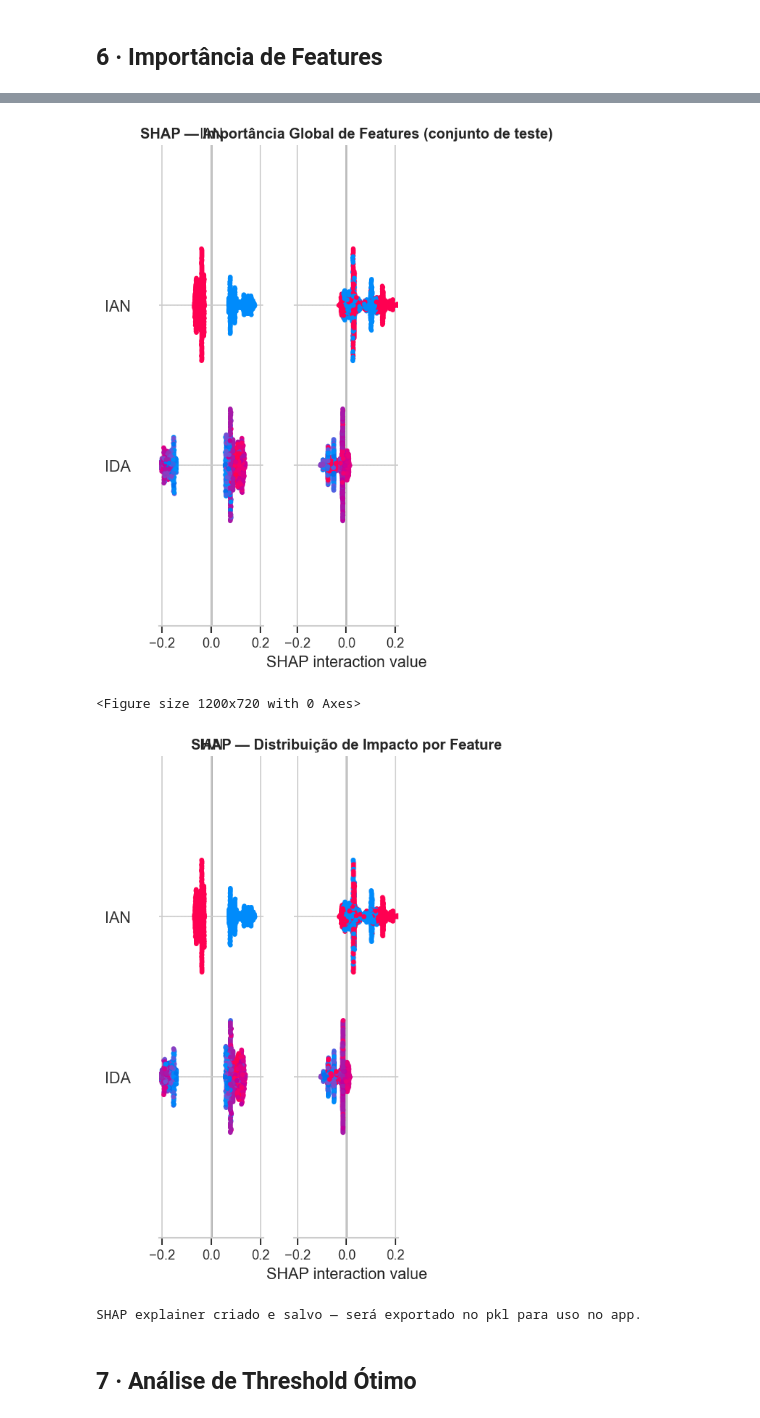
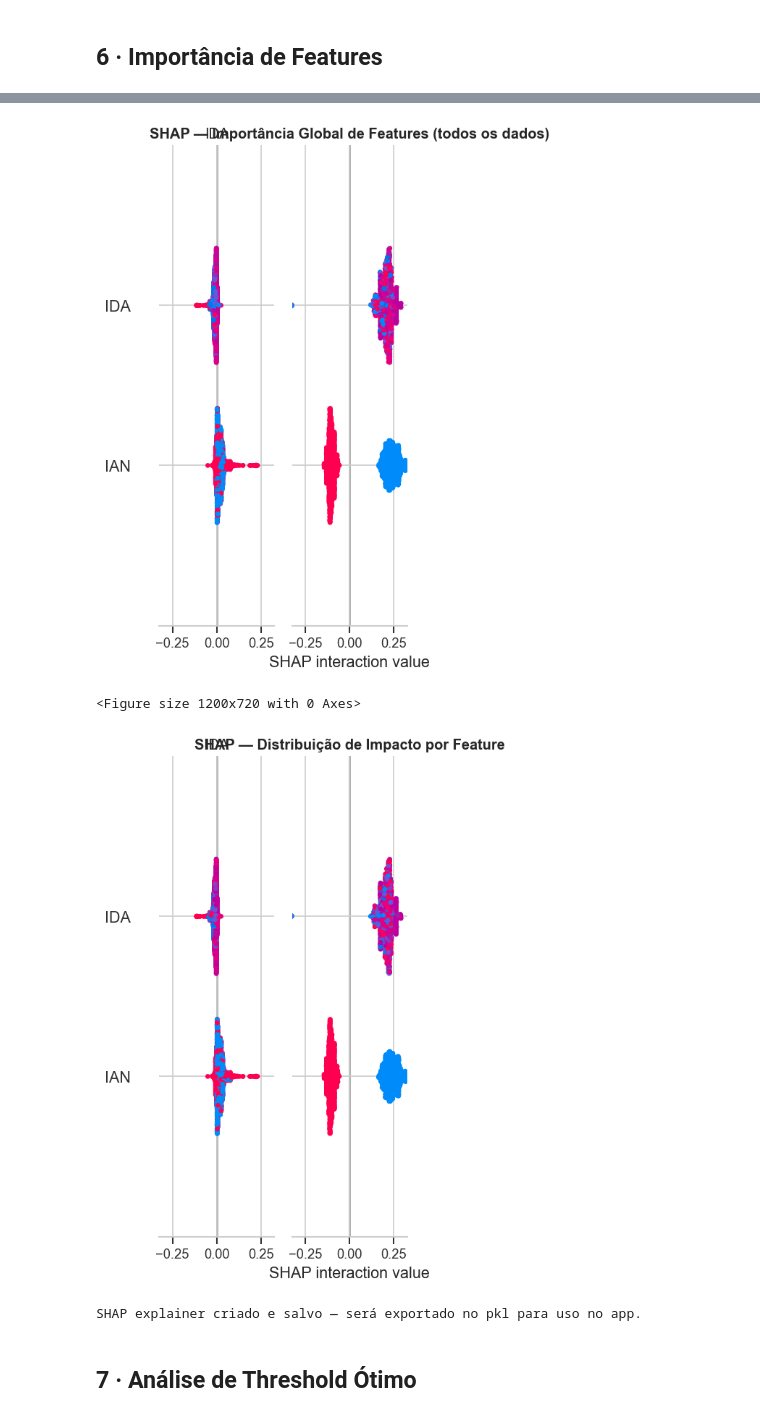
Before and after one commit to gnunes-io/datathon, a Jupyter notebook: model/modelo_preditivo.ipynb, the cells around one changed output, grey strips where cells are left out. Drawn from its saved outputs; the diff is of its cells as text; code cells hidden in the pictures.

```diff
--- a/model/modelo_preditivo.ipynb
+++ b/model/modelo_preditivo.ipynb
@@ -223,12 +229,9 @@ rf_pipeline = Pipeline([
     ))
 ])
 
-rf_pipeline.fit(X_train, y_train)
-print('Random Forest treinado')
-
 # XGBoost (se disponível)
 if HAS_XGB:
-    scale_pos = (y_train == 0).sum() / (y_train == 1).sum()
+    scale_pos = (y_all == 0).sum() / (y_all == 1).sum()
     xgb_pipeline = Pipeline([
         ('imputer', SimpleImputer(strategy='median')),
         ('model', XGBClassifier(
@@ -242,6 +245,6 @@ if HAS_XGB:
             n_jobs=-1
         ))
     ])
-    xgb_pipeline.fit(X_train, y_train)
-    print('XGBoost treinado')
+
+print('Pipelines definidos — avaliação via 5-fold OOF (cross_val_predict)')
 # %% [output]
@@ -335,0 +254,18 @@ plt.show()
+# %%
+def cv_evaluate(name, pipeline, X, y, cv):
+    """Avaliação via cross-validation OOF — sem leakage de treino/teste."""
+    oof_prob = cross_val_predict(pipeline, X, y, cv=cv, method='predict_proba')[:, 1]
+    auc = roc_auc_score(y, oof_prob)
+    ap  = average_precision_score(y, oof_prob)
+    print(f'\n{"="*50}')
+    print(f'Modelo: {name}')
+    print(f'AUC-ROC (5-fold OOF): {auc:.4f}')
+    print(f'Avg Precision (OOF):  {ap:.4f}')
+    return oof_prob, auc
+
+rf_oof, rf_auc = cv_evaluate('Random Forest', rf_pipeline, X_all, y_all, skf)
+
+if HAS_XGB:
+    xgb_oof, xgb_auc = cv_evaluate('XGBoost', xgb_pipeline, X_all, y_all, skf)
+else:
+    xgb_auc, xgb_oof = 0.0, None
@@ -395,39 +395,40 @@ dtype: float64
 # %%
 # SHAP — Explicabilidade Global e captura do explainer para o app
 shap_explainer = None
 try:
     import shap
-    X_test_imp = best_pipeline.named_steps['imputer'].transform(X_test)
+    # Usar amostra estratificada para SHAP (todos os dados, modelo final)
+    X_all_imp = best_pipeline.named_steps['imputer'].transform(X_all)
     shap_explainer = shap.TreeExplainer(best_pipeline.named_steps['model'])
-    shap_vals = shap_explainer.shap_values(X_test_imp)
+    shap_vals = shap_explainer.shap_values(X_all_imp)
 
     if isinstance(shap_vals, list):
         shap_vals_pos = shap_vals[1]   # classe positiva (Random Forest)
     else:
         shap_vals_pos = shap_vals       # XGBoost retorna array único
 
     plt.figure(figsize=(10, 6))
-    shap.summary_plot(shap_vals_pos, X_test_imp, feature_names=FEATURE_COLS,
+    shap.summary_plot(shap_vals_pos, X_all_imp, feature_names=FEATURE_COLS,
                       plot_type='bar', show=False)
-    plt.title('SHAP — Importância Global de Features (conjunto de teste)', fontweight='bold')
+    plt.title('SHAP — Importância Global de Features (todos os dados)', fontweight='bold')
     plt.tight_layout()
     plt.show()
 
     plt.figure(figsize=(10, 6))
-    shap.summary_plot(shap_vals_pos, X_test_imp, feature_names=FEATURE_COLS, show=False)
+    shap.summary_plot(shap_vals_pos, X_all_imp, feature_names=FEATURE_COLS, show=False)
     plt.title('SHAP — Distribuição de Impacto por Feature', fontweight='bold')
     plt.tight_layout()
     plt.show()
 
     print('SHAP explainer criado e salvo — será exportado no pkl para uso no app.')
 except ImportError:
     print('SHAP não instalado (pip install shap). Exportando modelo sem explainer.')
     print('O app Streamlit funcionará sem a aba de explicabilidade.')
 # %% [output]
 <Figure size 1200x720 with 0 Axes>
-[figure, old version]
+[figure, new version]
 <Figure size 1200x720 with 0 Axes>
-[figure, old version]
+[figure, new version]
 SHAP explainer criado e salvo — será exportado no pkl para uso no app.
 # %% [markdown]
 ## 7 · Análise de Threshold Ótimo
```
Also changed, not shown: parts of 15 cells of this notebook, 2 other files.
